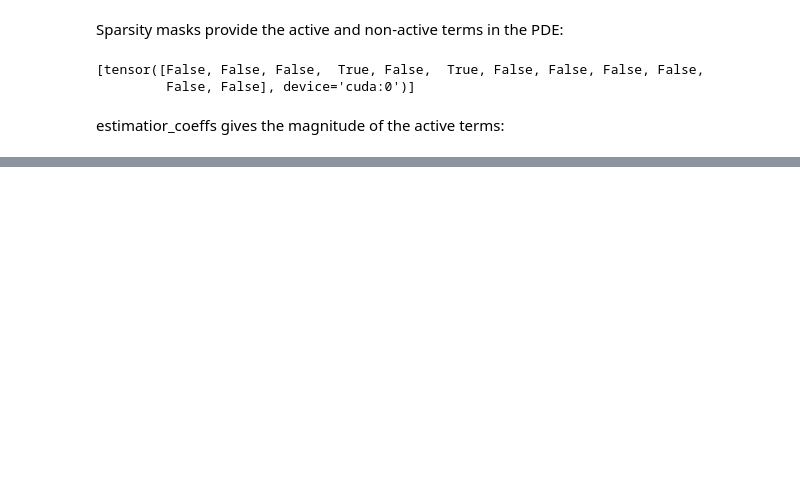
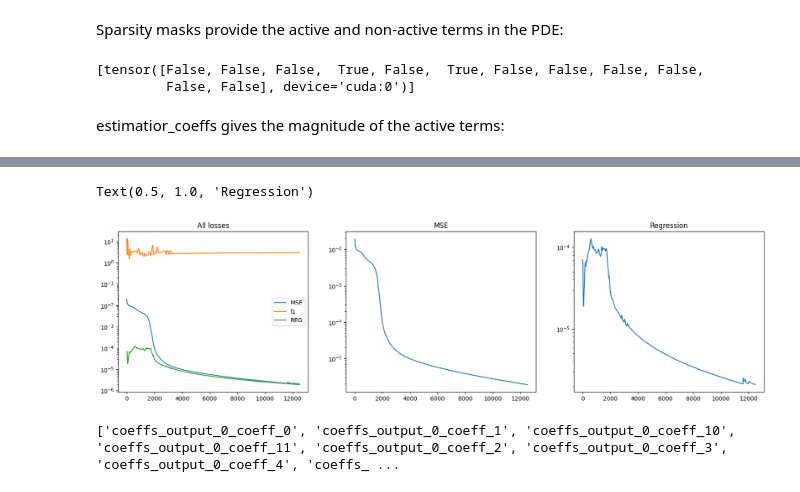
Before and after one commit to Raman-Sheshka/DeePyMoD, a Jupyter notebook: examples/PDE_KdV.ipynb, the cells around one changed output, grey strips where cells are left out. Drawn from its saved outputs; the diff is of its cells as text; code cells hidden in the pictures; blank space fills up the shorter version.

```diff
--- a/examples/PDE_KdV.ipynb
+++ b/examples/PDE_KdV.ipynb
@@ -144,0 +238,2 @@ print(model.estimator_coeffs())
+# %%
+df =  load_tensorboard('runs/KDV/')
@@ -144,0 +270,25 @@ print(model.estimator_coeffs())
+# %%
+plt.figure(figsize=(20, 5))
+
+plt.subplot(131)
+plt.semilogy(df.index, df['loss_mse_output_0'], label='MSE')
+plt.semilogy(df.index, df['loss_l1_output_0'], label='l1')
+plt.semilogy(df.index, df['loss_reg_output_0'], label='REG')
+plt.title('All losses')
+plt.legend()
+
+plt.subplot(132)
+plt.semilogy(df.index, df['loss_mse_output_0'], label='MSE')
+plt.title('MSE')
+
+plt.subplot(133)
+plt.semilogy(df.index, df['loss_reg_output_0'], label='PI')
+plt.title('Regression')
+# %% [output]
+Text(0.5, 1.0, 'Regression')
+[figure, added]
+# %%
+coeff_keys = [key for key in df.keys() if key[:5]=='coeff']
+print(coeff_keys)
+# %% [output]
+['coeffs_output_0_coeff_0', 'coeffs_output_0_coeff_1', 'coeffs_output_0_coeff_10', 'coeffs_output_0_coeff_11', 'coeffs_output_0_coeff_2', 'coeffs_output_0_coeff_3', 'coeffs_output_0_coeff_4', 'coeffs_ ...
```
Also changed, not shown: parts of 11 cells of this notebook, 5 other files.
